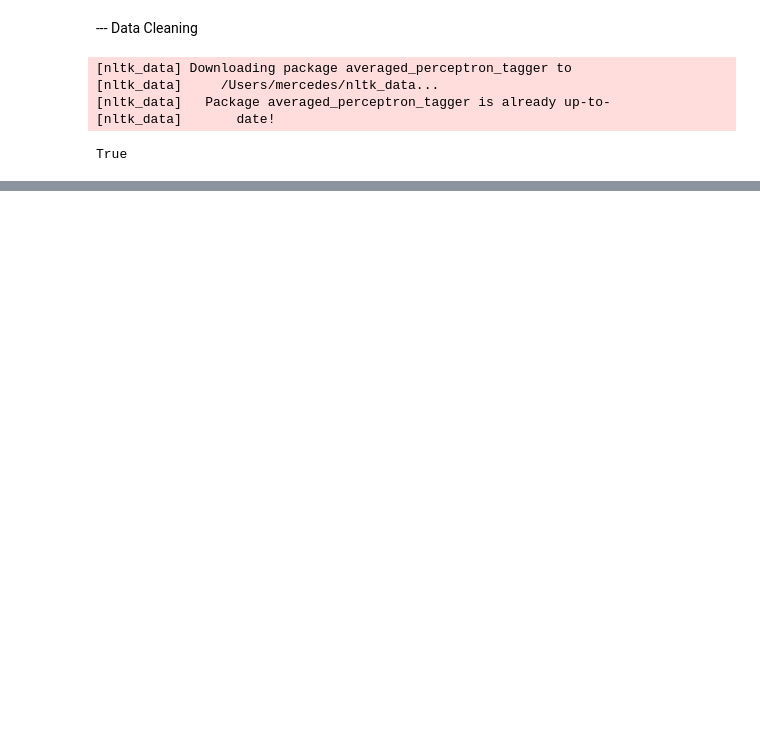
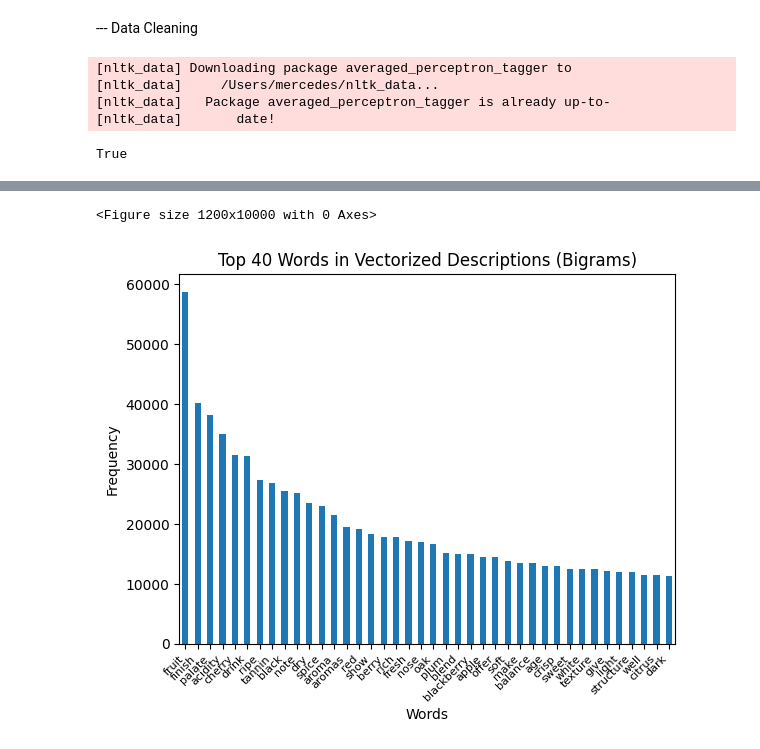
Before and after one commit to mercedesf17/Wine-Recommendation-System, a Jupyter notebook: jupyter_notebooks/data_exploration.ipynb, the cells around one changed output, grey strips where cells are left out. Drawn from its saved outputs; the diff is of its cells as text; code cells hidden in the pictures; blank space fills up the shorter version.

```diff
--- a/jupyter_notebooks/data_exploration.ipynb
+++ b/jupyter_notebooks/data_exploration.ipynb
@@ -220,3 +215,27 @@ descriptions_vectorized_n_gram
+# %%
+import matplotlib.pyplot as plt
+
+# Calculate the sum of occurrences for each word
+word_frequencies = descriptions_vectorized_n_gram.sum(axis=0)
+
+# Create DataFrame
+word_frequencies_df = pd.DataFrame(word_frequencies, columns=['Frequency'])
+
+# Sort by frequency in descending order
+word_frequencies_df = word_frequencies_df.sort_values(by='Frequency', ascending=False)
+
+# Plot top 40 words
+top_words = 40
+plt.figure(figsize=(12, 100))
+word_frequencies_df.head(top_words).plot(kind='bar', legend=None)
+plt.title(f'Top {top_words} Words in Vectorized Descriptions (Bigrams)')
+plt.xlabel('Words')
+plt.ylabel('Frequency')
+plt.xticks(rotation=45, ha='right', fontsize=8)
+plt.show()
+# %% [output]
+<Figure size 1200x10000 with 0 Axes>
+[figure, added]
 # %%
 list(descriptions_vectorized_n_gram.columns)
 # %% [output]
```
Also changed, not shown: parts of 23 cells of this notebook.
